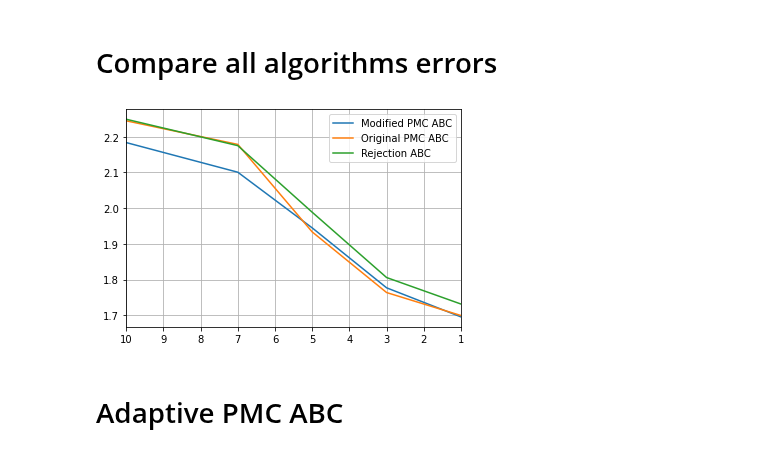
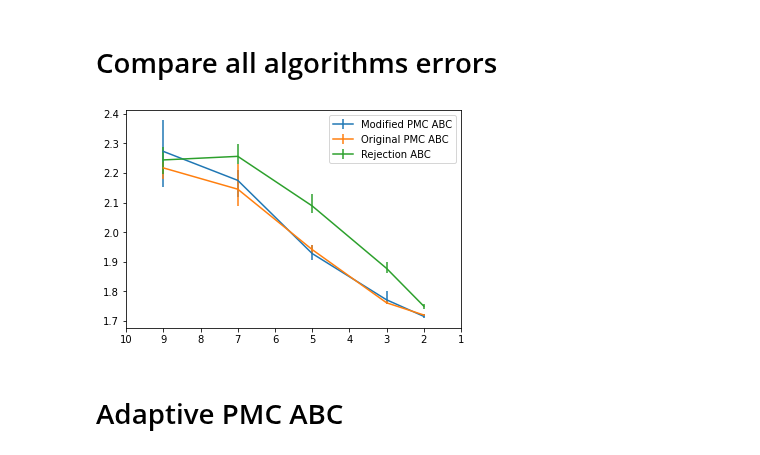
Before and after one commit to pints-team/pints, a Jupyter notebook: degradation_errors.ipynb, the cells around one changed output. Saved outputs shown, nothing was run; the diff lists cells and outputs as text; code cells hidden in the pictures.

Commit message:
finished again degradation errors

```diff
--- a/degradation_errors.ipynb
+++ b/degradation_errors.ipynb
@@ -334,0 +374,17 @@ res_kl_fake_pmc_rej = resulting_kl
+# %%
+print(resulting_kl)
+print(error_thresholds)
+
+resulting_kl = np.array(resulting_kl)
+mins_kl = resulting_kl.min(1)
+maxes_kl = resulting_kl.max(1)
+means_kl = resulting_kl.mean(1)
+
+
+# create stacked errorbars:
+plt.errorbar(error_thresholds, means_kl, [means_kl - mins_kl, maxes_kl - means_kl], ecolor='black')
+plt.xlim(10, 1)
+plt.grid(True)
+
+plt.show()
+res_kl_fake_pmc_rej = resulting_kl
@@ -335,22 +395,37 @@ res_kl_fake_pmc_rej = resulting_kl
 # %% [markdown]
 # Compare all algorithms errors
 # %%
-fig, ax = plt.subplots()
 
-ax.plot(error_thresholds, res_kl_fake_pmc_rej, label='Modified PMC ABC')
-ax.plot(error_thresholds, res_kl_true_pmc_rej, label='Original PMC ABC')
+mins_fake_pmc_kl = res_kl_fake_pmc_rej.min(1)
+maxes_fake_pmc_kl = res_kl_fake_pmc_rej.max(1)
+means_fake_pmc_kl = res_kl_fake_pmc_rej.mean(1)
+
+mins_true_pmc_kl = res_kl_true_pmc_rej.min(1)
+maxes_true_pmc_kl = res_kl_true_pmc_rej.max(1)
+means_true_pmc_kl = res_kl_true_pmc_rej.mean(1)
+
+mins_abc_rej_kl = res_kl_abc_rej.min(1)
+maxes_abc_rej_kl = res_kl_abc_rej.max(1)
+means_abc_rej_kl = res_kl_abc_rej.mean(1)
+
+plt.errorbar(error_thresholds, means_fake_pmc_kl, [means_fake_pmc_kl - mins_fake_pmc_kl, maxes_fake_pmc_kl - means_fake_pmc_kl], label='Modified PMC ABC')
+plt.errorbar(error_thresholds, means_true_pmc_kl, [means_true_pmc_kl - mins_true_pmc_kl, maxes_true_pmc_kl - means_true_pmc_kl], label='Original PMC ABC')
+plt.errorbar(error_thresholds, means_abc_rej_kl, [means_abc_rej_kl - mins_abc_rej_kl, maxes_abc_rej_kl - means_abc_rej_kl], label='Rejection ABC')
+
+plt.xlim(10, 1)
+plt.legend()
+
 ax.plot(error_thresholds, res_kl_abc_rej, label='Rejection ABC')
-ax.set_xlim(10, 1)
 ax.grid(True)
 ax.legend()
 
 import os
 __file = r"C:\Users\Victor\Desktop\disertation_2022\experiments\degradation"
 my_path = os.path.abspath(__file)
 
 plt.savefig(my_path + '/degradation_errors_all.pdf')
 # %% [output]
-[figure, old version]
+[figure, new version]
 # %% [markdown]
 # Adaptive PMC ABC
 # %%
```
Also changed, not shown: parts of 14 cells of this notebook.
